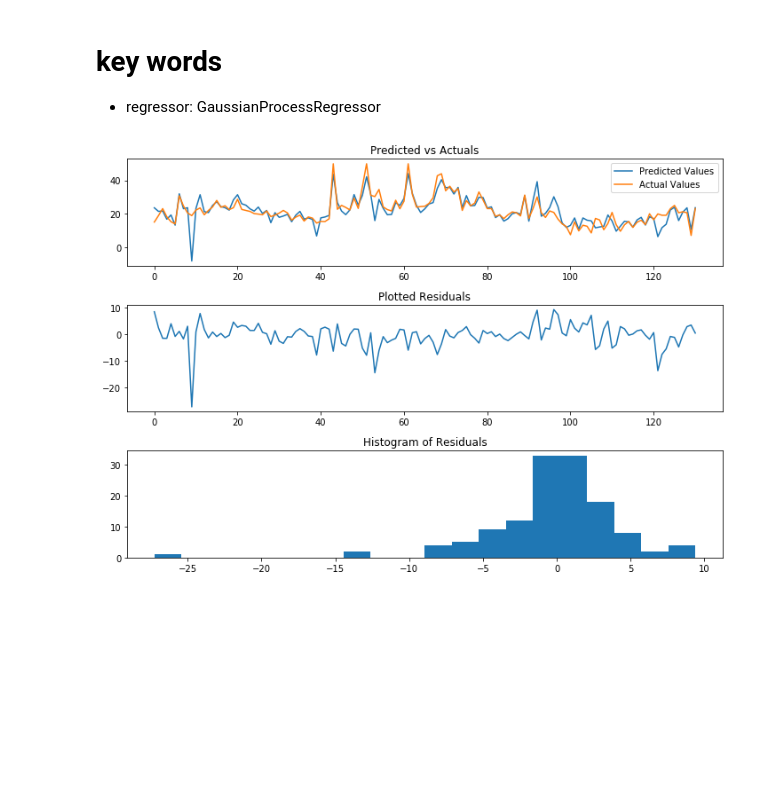
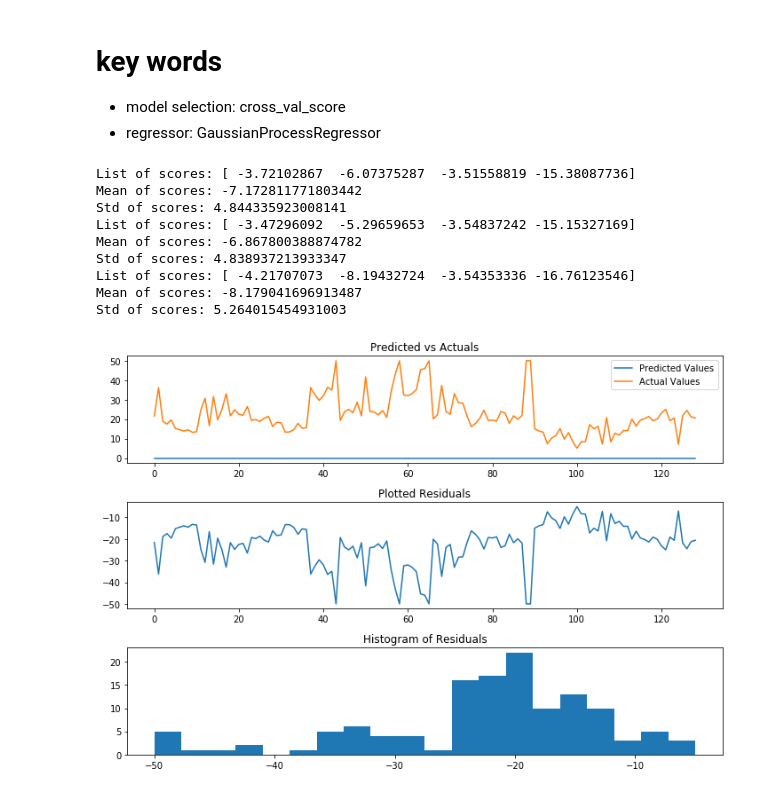
Before and after one commit to klein203/JupyterNotebook, a Jupyter notebook: scikit_learn_cookbook/2_7_gaussian_process_regression.ipynb, the cells around one changed output. Cells and saved outputs as stored; diff of their text form; code cells hidden in the pictures; blank space fills up the shorter version.

```diff
--- a/scikit_learn_cookbook/2_7_gaussian_process_regression.ipynb
+++ b/scikit_learn_cookbook/2_7_gaussian_process_regression.ipynb
@@ -1,5 +1,6 @@
 # %% [markdown]
 # key words
+- model selection: cross_val_score
 - regressor: GaussianProcessRegressor
 # %%
 import numpy as np
@@ -9,38 +10,61 @@ import matplotlib.pyplot as plt
 from sklearn import datasets
 from sklearn import impute, pipeline, decomposition
 
-from sklearn.model_selection import cross_val_predict
+from sklearn.model_selection import cross_val_score
 
 from sklearn.gaussian_process import GaussianProcessRegressor
 from sklearn.gaussian_process.kernels import RBF, ConstantKernel as CK
+
+def score_mini_report(scores_list):
+    print("List of scores:", scores_list)
+    print("Mean of scores:", scores_list.mean())
+    print("Std of scores:", scores_list.std())
 
 
 boston = datasets.load_boston()
 X = boston.data
 y = boston.target
 train_set = np.random.choice([True, False], len(y), p=[.75, .25])
 X_train, X_test = X[train_set], X[~train_set]
 y_train, y_test = y[train_set], y[~train_set]
 
 mixed_kernel = CK(1.0, (1e-4, 1e4)) * RBF(10, (1e-4, 1e4))
-gpr = GaussianProcessRegressor(alpha=5, n_restarts_optimizer=20, kernel=mixed_kernel)
-gpr.fit(X_train, y_train)
+gpr_5 = GaussianProcessRegressor(alpha=5, n_restarts_optimizer=20, kernel=mixed_kernel)
+scores_5 = cross_val_score(gpr_5, X_train, y_train, cv=4, scoring='neg_mean_absolute_error')
+score_mini_report(scores_5)
 
-y_pred = gpr.predict(X_test)
+gpr_7 = GaussianProcessRegressor(alpha=7, n_restarts_optimizer=20, kernel=mixed_kernel)
+scores_7 = cross_val_score(gpr_7, X_train, y_train, cv=4, scoring='neg_mean_absolute_error')
+score_mini_report(scores_7)
+
+gpr_7n = GaussianProcessRegressor(alpha=7, n_restarts_optimizer=20, kernel=mixed_kernel, normalize_y=True)
+scores_7n = cross_val_score(gpr_7n, X_train, y_train, cv=4, scoring='neg_mean_absolute_error')
+score_mini_report(scores_7n)
+
+y_pred = gpr_7n.predict(X_test)
 
 plt.figure(figsize=(10, 7), tight_layout=True)
 
 plt.subplot(3, 1, 1, title="Predicted vs Actuals")
 plt.plot(range(len(y_pred)), y_pred, label='Predicted Values')
 plt.plot(range(len(y_pred)), y_test, label='Actual Values')
 plt.legend(loc='best')
 
 plt.subplot(3, 1, 2, title="Plotted Residuals")
 plt.plot(range(len(y_pred)), y_pred - y_test)
 
 plt.subplot(3, 1, 3, title="Histogram of Residuals")
 plt.hist(y_pred - y_test, bins=20)
 
 plt.show()
 # %% [output]
+List of scores: [ -3.72102867  -6.07375287  -3.51558819 -15.38087736]
+Mean of scores: -7.172811771803442
+Std of scores: 4.844335923008141
+List of scores: [ -3.47296092  -5.29659653  -3.54837242 -15.15327169]
+Mean of scores: -6.867800388874782
+Std of scores: 4.838937213933347
+List of scores: [ -4.21707073  -8.19432724  -3.54353336 -16.76123546]
+Mean of scores: -8.179041696913487
+Std of scores: 5.264015454931003
-[figure, old version]
+[figure, new version]
```
